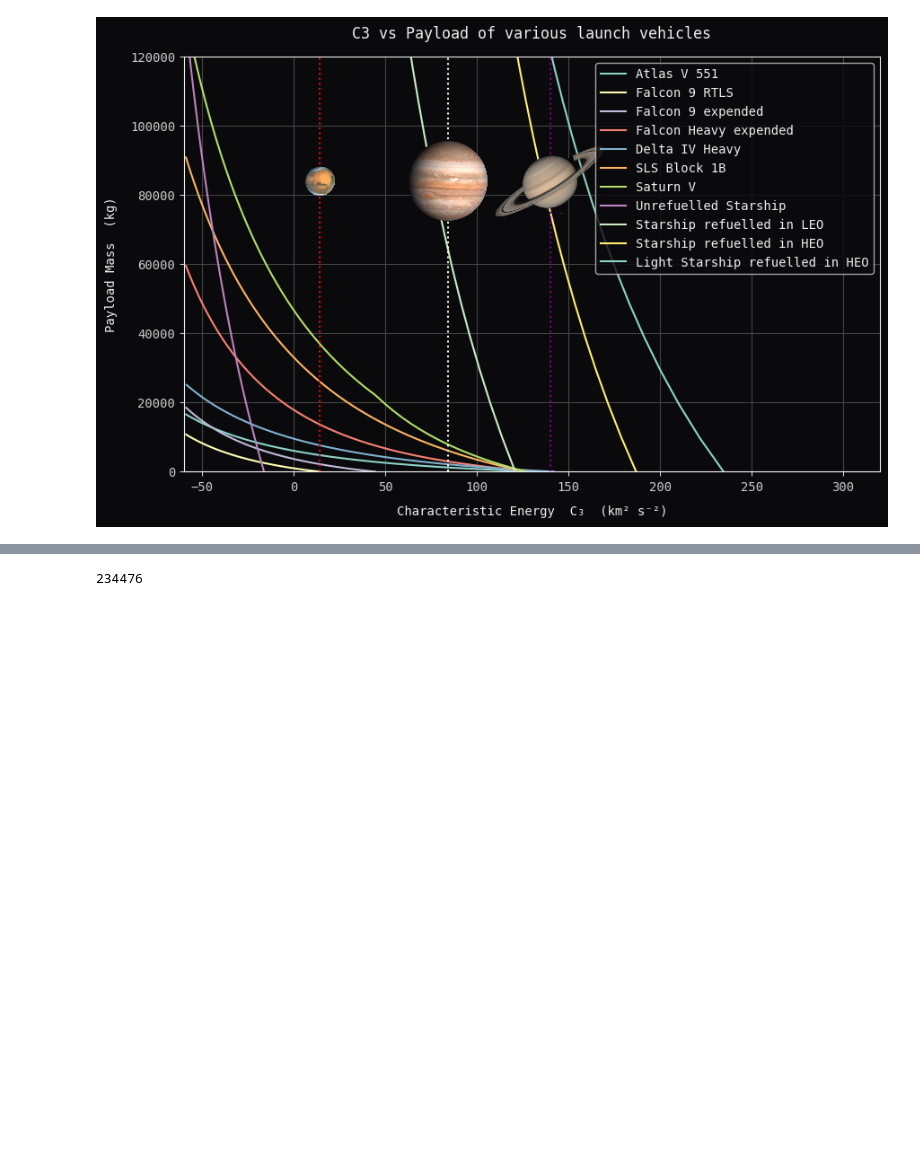
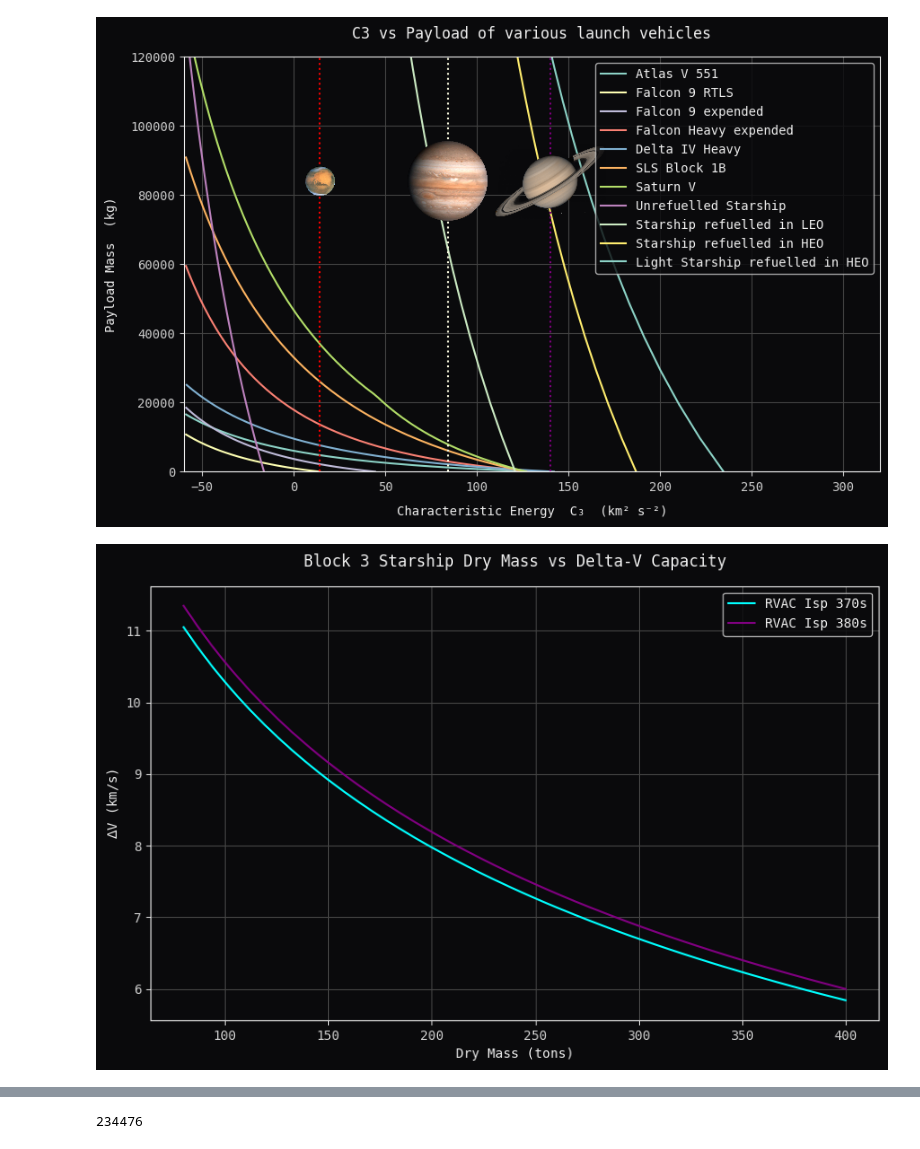
Before and after one commit to jackSN8/orbits.js, a Jupyter notebook: starship_science_graphs.ipynb, the cells around one changed output, grey strips where cells are left out. Saved outputs shown, nothing was run; the diff lists cells and outputs as text; code cells hidden in the pictures; blank space fills up the shorter version.

```diff
--- a/starship_science_graphs.ipynb
+++ b/starship_science_graphs.ipynb
@@ -287,3 +288,39 @@ plt.ylim(top = 120000,bottom = 0)
 plt.show()
 # %% [output]
 [figure]
+# %%
+prop_load = 1600
+dry_mass = np.linspace(80,400,50)
+dv_1 = 9.81*370*np.log((prop_load+dry_mass)/dry_mass)*1e-3
+dv_2 = 9.81*380*np.log((prop_load+dry_mass)/dry_mass)*1e-3
+
+fig, ax = plt.subplots(figsize=(10, 6))
+plt.style.use('dark_background') # Start with a dark base
+
+# ----------  Retro‑Sci‑Fi Matplotlib Theme  ----------
+plt.rcParams.update({
+    'figure.facecolor': '#0A0A0C',
+    'axes.facecolor':   '#0A0A0C',
+    'axes.edgecolor':   '#EEEEEE',
+    'axes.labelcolor':  '#EEEEEE',
+    'text.color':       '#EEEEEE',
+    'xtick.color':      '#CCCCCC',
+    'ytick.color':      '#CCCCCC',
+    'grid.color':       '#444444',
+    'font.family':      'monospace',
+    'axes.titlepad':    15,
+})
+
+ax.plot(dry_mass, dv_1, label='RVAC Isp 370s', color='cyan')
+ax.plot(dry_mass, dv_2, label='RVAC Isp 380s', color='purple')
+ax.grid(True)
+
+
+ax.legend(loc='upper right')
+
+plt.title("Block 3 Starship Dry Mass vs Delta-V Capacity")
+plt.xlabel("Dry Mass (tons)")
+plt.ylabel("$\Delta$V (km/s)")
+plt.show()
+# %% [output]
+[figure, added]
```
Also changed, not shown: parts of 4 cells of this notebook, 1 other file.
